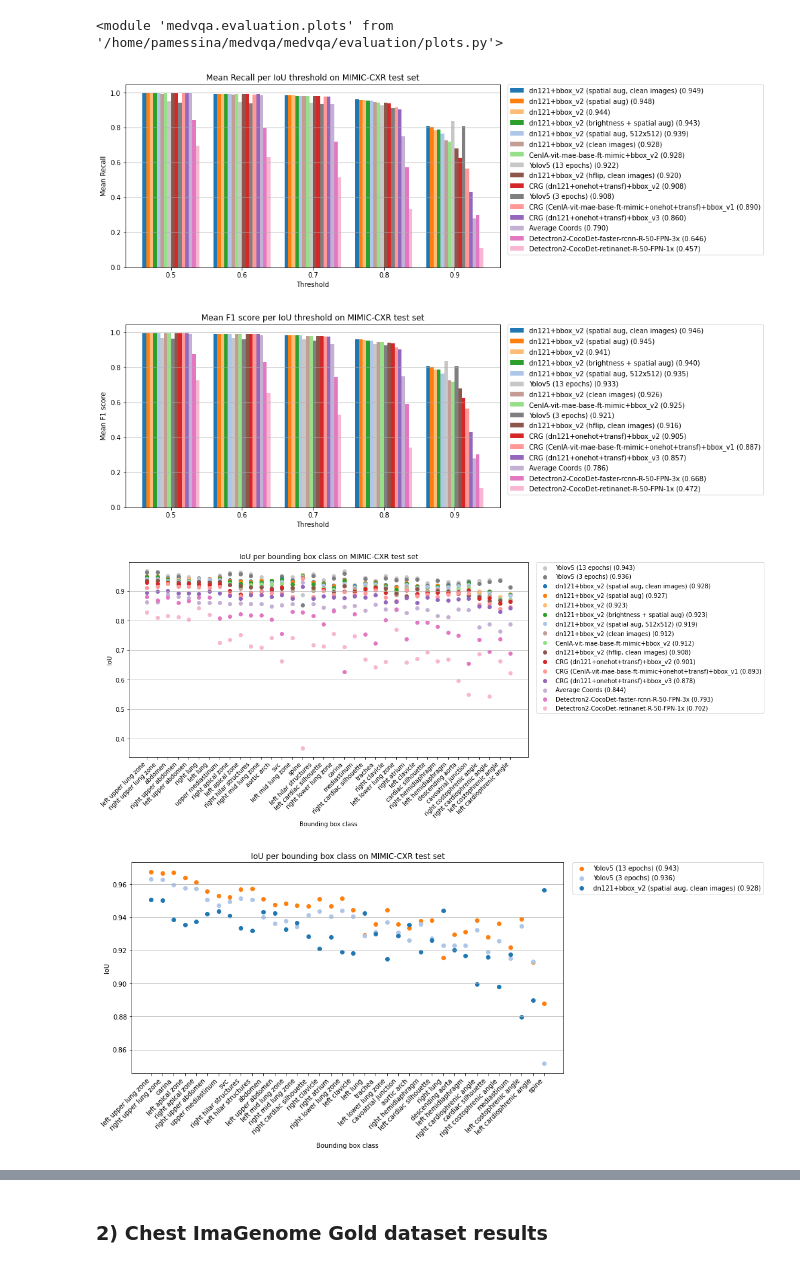
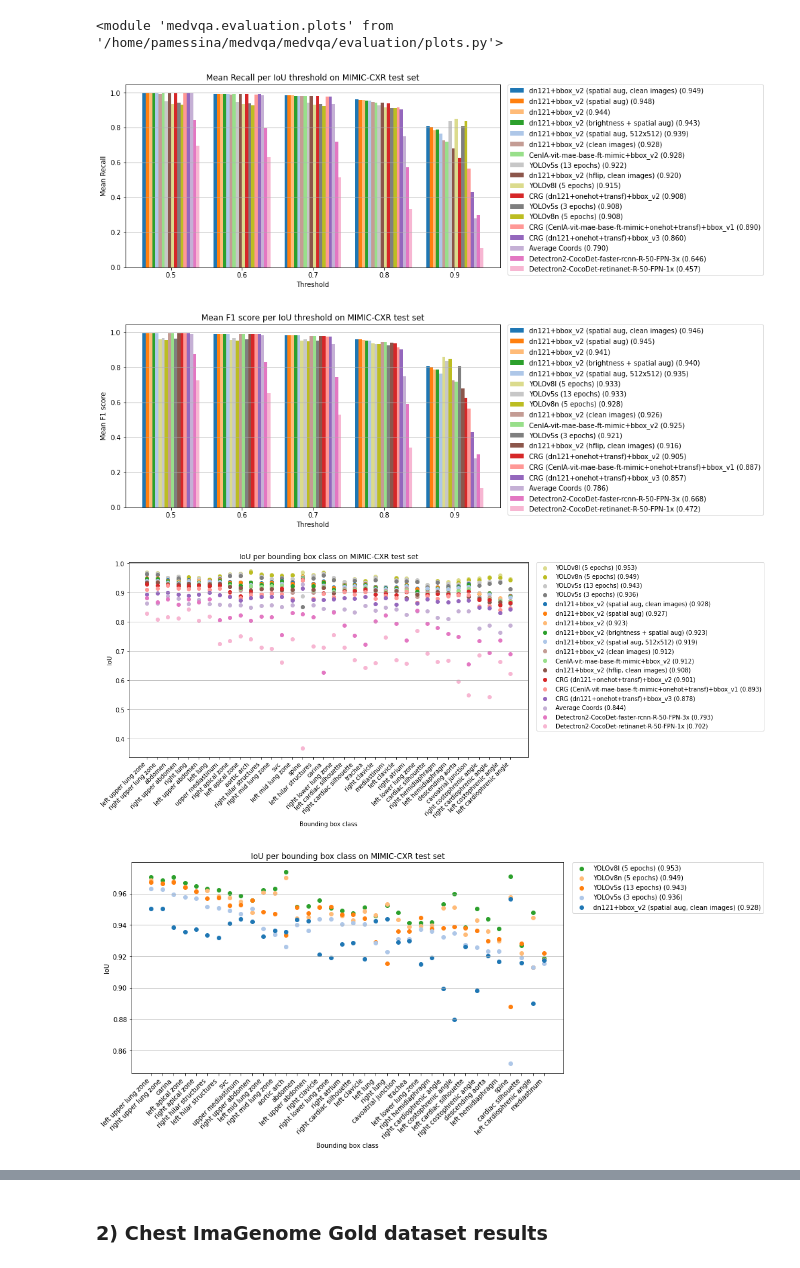
Before and after one commit to PabloMessina/MedVQA, a Jupyter notebook: medvqa/notebooks/Results Summary.ipynb, the cells around one changed output, grey strips where cells are left out. Saved outputs shown, nothing was run; the diff lists cells and outputs as text; code cells hidden in the pictures.

```diff
--- a/medvqa/notebooks/Results Summary.ipynb
+++ b/medvqa/notebooks/Results Summary.ipynb
@@ -677,6 +677,8 @@ plot_chest_imagenome_bbox_metrics_at_thresholds(
         df_bbox_mimiccxr.loc[(df_bbox_mimiccxr['timestamp'] == '20230316_122709')].iloc[0]['metrics_path'],
         df_bbox_mimiccxr.loc[(df_bbox_mimiccxr['timestamp'] == '20230320_180158')].iloc[0]['metrics_path'],
         df_bbox_mimiccxr.loc[(df_bbox_mimiccxr['timestamp'] == '20230320_203810')].iloc[0]['metrics_path'],
+        df_bbox_mimiccxr.loc[(df_bbox_mimiccxr['timestamp'] == '20230331_052620')].iloc[0]['metrics_path'],
+        df_bbox_mimiccxr.loc[(df_bbox_mimiccxr['timestamp'] == '20230331_073216')].iloc[0]['metrics_path'],
     ],
     method_aliases=[
         'dn121+bbox_v2 (spatial aug, clean images)',
@@ -693,8 +695,10 @@ plot_chest_imagenome_bbox_metrics_at_thresholds(
         'dn121+bbox_v2 (clean images)',
         'Detectron2-CocoDet-faster-rcnn-R-50-FPN-3x',
         'Detectron2-CocoDet-retinanet-R-50-FPN-1x',
-        'Yolov5 (3 epochs)',
-        'Yolov5 (13 epochs)',
+        'YOLOv5s (3 epochs)',
+        'YOLOv5s (13 epochs)',
+        'YOLOv8n (5 epochs)',
+        'YOLOv8l (5 epochs)',
     ],
     metric_name='mean_r',
     metric_alias='Mean Recall',
@@ -702,7 +706,7 @@ plot_chest_imagenome_bbox_metrics_at_thresholds(
     figsize=(10, 5)
 )
 # %% [output]
-[figure, old version]
+[figure, new version]
 # %%
 plot_chest_imagenome_bbox_metrics_at_thresholds(
     metrics_paths=[
@@ -718,36 +722,40 @@ plot_chest_imagenome_bbox_metrics_at_thresholds(
         df_bbox_mimiccxr.loc[(df_bbox_mimiccxr['timestamp'] == '20230227_122852')].iloc[0]['metrics_path'],
         df_bbox_mimiccxr.loc[(df_bbox_mimiccxr['timestamp'] == '20230227_134559')].iloc[0]['metrics_path'],
         df_bbox_mimiccxr.loc[(df_bbox_mimiccxr['timestamp'] == '20230227_130158')].iloc[0]['metrics_path'],
         df_bbox_mimiccxr.loc[(df_bbox_mimiccxr['timestamp'] == '20230301_180949')].iloc[0]['metrics_path'],
         df_bbox_mimiccxr.loc[(df_bbox_mimiccxr['timestamp'] == '20230316_122709')].iloc[0]['metrics_path'],
         df_bbox_mimiccxr.loc[(df_bbox_mimiccxr['timestamp'] == '20230320_180158')].iloc[0]['metrics_path'],
         df_bbox_mimiccxr.loc[(df_bbox_mimiccxr['timestamp'] == '20230320_203810')].iloc[0]['metrics_path'],
+        df_bbox_mimiccxr.loc[(df_bbox_mimiccxr['timestamp'] == '20230331_052620')].iloc[0]['metrics_path'],
+        df_bbox_mimiccxr.loc[(df_bbox_mimiccxr['timestamp'] == '20230331_073216')].iloc[0]['metrics_path'],
     ],
     method_aliases=[
         'dn121+bbox_v2 (spatial aug, clean images)',
         'dn121+bbox_v2 (spatial aug, 512x512)',
         'dn121+bbox_v2 (spatial aug)',
         'dn121+bbox_v2',
         'dn121+bbox_v2 (brightness + spatial aug)',
         'CenIA-vit-mae-base-ft-mimic+bbox_v2',
         'CRG (dn121+onehot+transf)+bbox_v2',
         'CRG (CenIA-vit-mae-base-ft-mimic+onehot+transf)+bbox_v1',
         'CRG (dn121+onehot+transf)+bbox_v3',
         'Average Coords',
         'dn121+bbox_v2 (hflip, clean images)',
         'dn121+bbox_v2 (clean images)',
         'Detectron2-CocoDet-faster-rcnn-R-50-FPN-3x',
         'Detectron2-CocoDet-retinanet-R-50-FPN-1x',
-        'Yolov5 (3 epochs)',
-        'Yolov5 (13 epochs)',
+        'YOLOv5s (3 epochs)',
+        'YOLOv5s (13 epochs)',
+        'YOLOv8n (5 epochs)',
+        'YOLOv8l (5 epochs)',
     ],
     metric_name='mean_f1',
     metric_alias='Mean F1 score',
     dataset_name='MIMIC-CXR test set',
     figsize=(10, 5)
 )
 # %% [output]
-[figure, old version]
+[figure, new version]
 # %%
 plot_chest_imagenome_bbox_metrics_per_bbox_class(
     metrics_paths=[
@@ -767,6 +775,8 @@ plot_chest_imagenome_bbox_metrics_per_bbox_class(
         df_bbox_mimiccxr.loc[(df_bbox_mimiccxr['timestamp'] == '20230316_122709')].iloc[0]['metrics_path'],
         df_bbox_mimiccxr.loc[(df_bbox_mimiccxr['timestamp'] == '20230320_180158')].iloc[0]['metrics_path'],
         df_bbox_mimiccxr.loc[(df_bbox_mimiccxr['timestamp'] == '20230320_203810')].iloc[0]['metrics_path'],
+        df_bbox_mimiccxr.loc[(df_bbox_mimiccxr['timestamp'] == '20230331_052620')].iloc[0]['metrics_path'],
+        df_bbox_mimiccxr.loc[(df_bbox_mimiccxr['timestamp'] == '20230331_073216')].iloc[0]['metrics_path'],
     ],
     method_aliases=[
         'dn121+bbox_v2 (spatial aug, clean images)',
@@ -783,8 +793,10 @@ plot_chest_imagenome_bbox_metrics_per_bbox_class(
         'dn121+bbox_v2 (clean images)',
         'Detectron2-CocoDet-faster-rcnn-R-50-FPN-3x',
         'Detectron2-CocoDet-retinanet-R-50-FPN-1x',
-        'Yolov5 (3 epochs)',
-        'Yolov5 (13 epochs)',
+        'YOLOv5s (3 epochs)',
+        'YOLOv5s (13 epochs)',
+        'YOLOv8n (5 epochs)',
+        'YOLOv8l (5 epochs)',
     ],
     metric_name='iou',
     metric_alias='IoU',
@@ -792,7 +804,7 @@ plot_chest_imagenome_bbox_metrics_per_bbox_class(
     figsize=(12, 6),
 )
 # %% [output]
-[figure, old version]
+[figure, new version]
 # %%
 plot_chest_imagenome_bbox_metrics_per_bbox_class(
     metrics_paths=[
@@ -812,6 +824,8 @@ plot_chest_imagenome_bbox_metrics_per_bbox_class(
 #         df_bbox_mimiccxr.loc[(df_bbox_mimiccxr['timestamp'] == '20230316_122709')].iloc[0]['metrics_path'],
         df_bbox_mimiccxr.loc[(df_bbox_mimiccxr['timestamp'] == '20230320_180158')].iloc[0]['metrics_path'],
         df_bbox_mimiccxr.loc[(df_bbox_mimiccxr['timestamp'] == '20230320_203810')].iloc[0]['metrics_path'],
+        df_bbox_mimiccxr.loc[(df_bbox_mimiccxr['timestamp'] == '20230331_052620')].iloc[0]['metrics_path'],
+        df_bbox_mimiccxr.loc[(df_bbox_mimiccxr['timestamp'] == '20230331_073216')].iloc[0]['metrics_path'],
     ],
     method_aliases=[
         'dn121+bbox_v2 (spatial aug, clean images)',
@@ -828,8 +842,10 @@ plot_chest_imagenome_bbox_metrics_per_bbox_class(
 #         'dn121+bbox_v2 (clean images)',
 #         'Detectron2-CocoDet-faster-rcnn-R-50-FPN-3x',
 #         'Detectron2-CocoDet-retinanet-R-50-FPN-1x',
-        'Yolov5 (3 epochs)',
-        'Yolov5 (13 epochs)',
+        'YOLOv5s (3 epochs)',
+        'YOLOv5s (13 epochs)',
+        'YOLOv8n (5 epochs)',
+        'YOLOv8l (5 epochs)',
     ],
     metric_name='iou',
     metric_alias='IoU',
@@ -837,7 +853,7 @@ plot_chest_imagenome_bbox_metrics_per_bbox_class(
     figsize=(12, 6),
 )
 # %% [output]
-[figure, old version]
+[figure, new version]
 # %%
 plot_chest_imagenome_bbox_metrics_per_bbox_class(
     metrics_paths=[
```
Also changed, not shown: parts of 49 cells of this notebook, 34 other files.
